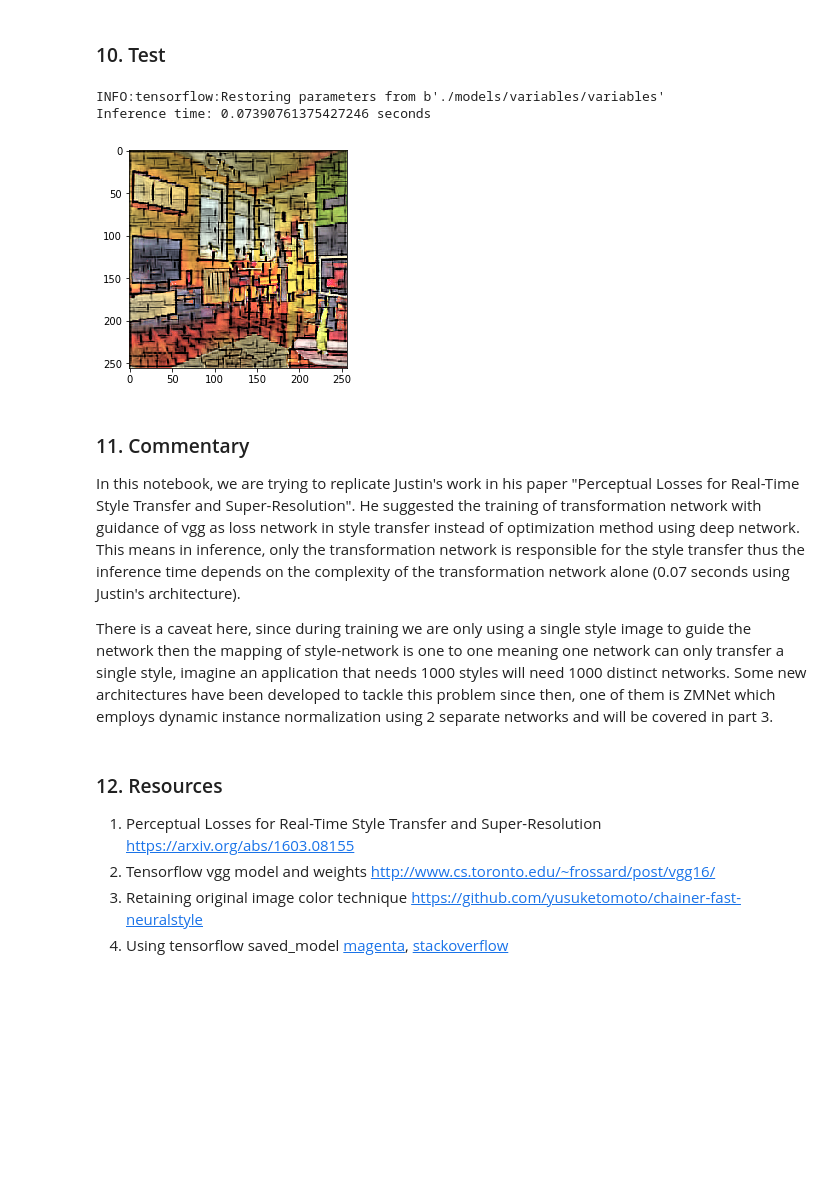
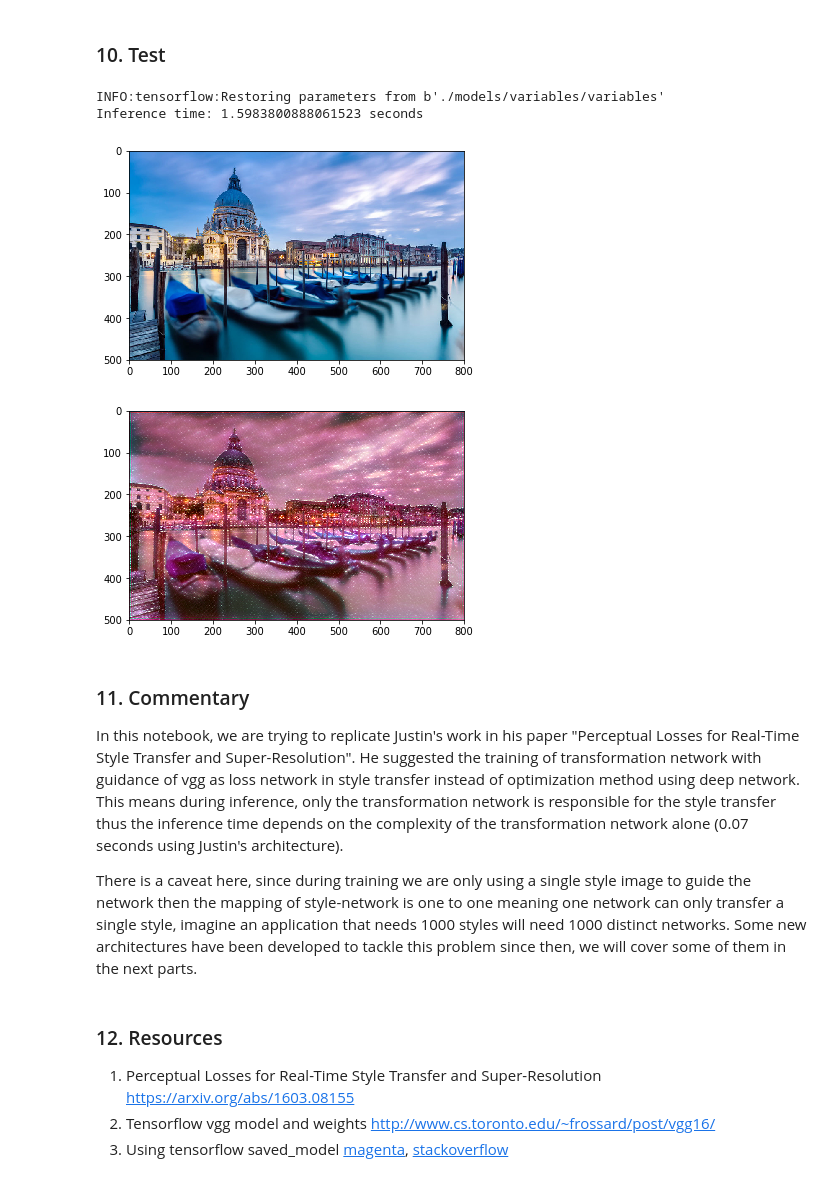
Before and after one commit to dikatok/styletransfer, a Jupyter notebook: 2-perceptual/perceptual.ipynb, the cells around one changed output. Saved outputs shown, nothing was run; the diff lists cells and outputs as text; code cells hidden in the pictures; blank space fills up the shorter version.

Commit message:
2-perceptual change style and support for arbitrary content size

```diff
--- a/2-perceptual/perceptual.ipynb
+++ b/2-perceptual/perceptual.ipynb
@@ -17,10 +14,9 @@ from matplotlib.colors import rgb_to_hsv, hsv_to_rgb
 # %% [markdown]
 ### 2. Configuration
 # %%
-STYLE_IMG = "./images/style.png"
-CONTENT_IMG = "./images/content.jpg"
+STYLE_IMG = "../test_images/styles/stars2.jpg"
+CONTENT_IMG = "../test_images/contents/venice-boat.jpg"
 CONTENT_DIR = "../contents/"
-RESULT_IMG = "./images/result.jpg"
 VGG_WEIGHT = "../vgg16_weights.npz"
 LOG_DIR = "./logs"
 MODEL_DIR = "./models"
@@ -163,7 +163,8 @@ def residual_block(x, name, filters, kernel_size):
     return x + residual
 
 def upsample(x, name, filters, kernel_size, strides):
-    _, w, h, _ = x.shape.as_list()
+    shape = tf.shape(x)
+    w, h = shape[1], shape[2]
     x = tf.image.resize_images(x, size=[w * strides, h * strides])
     x = conv(x, name, filters, kernel_size, strides=1)
     return x
@@ -318,7 +318,7 @@ exporter = tf.saved_model.builder.SavedModelBuilder(MODEL_DIR)
 latest_ckpt = tf.train.latest_checkpoint(CKPT_DIR)
 
 with eval_graph.as_default() as g, tf.Session(config=config, graph=eval_graph) as sess:
-    inputs = tf.placeholder(name="inputs", dtype=tf.float32, shape=[None,CONTENT_SIZE,CONTENT_SIZE,3])
+    inputs = tf.placeholder(name="inputs", dtype=tf.float32, shape=[None,None,None,3])
     outputs = tf.identity(tnet(inputs), name="outputs")
 
     saver = tf.train.Saver()
@@ -341,53 +341,43 @@ INFO:tensorflow:SavedModel written to: b'./models/saved_model.pb'
 # %% [markdown]
 ### 10. Test
 # %%
-content_image = tf.keras.preprocessing.image.img_to_array(img=tf.keras.preprocessing.image.load_img(CONTENT_IMG, target_size=(CONTENT_SIZE,CONTENT_SIZE)))
+content_image = tf.keras.preprocessing.image.img_to_array(img=tf.keras.preprocessing.image.load_img(CONTENT_IMG))
 
 tf.reset_default_graph()
 eval_graph = tf.Graph()
 
 config = tf.ConfigProto()
 config.gpu_options.allow_growth = True
 
 with eval_graph.as_default() as g, tf.Session(config=config, graph=eval_graph) as sess:
     tf.saved_model.loader.load(sess, [tf.saved_model.tag_constants.SERVING], MODEL_DIR)
     inputs = g.get_tensor_by_name("inputs:0")
     outputs = g.get_tensor_by_name("outputs:0")
     c = sess.run(tf.expand_dims(content_image, axis=0))
     start = time.time()
     result = sess.run(tf.squeeze(outputs), feed_dict={inputs: c})
     end = time.time()
     print("Inference time: {time} seconds".format(time=end-start))
 
-# retain original image color
-def use_original_color(original, result):
-    result_hsv = rgb_to_hsv(result)
-    orig_hsv = rgb_to_hsv(original)
-    oh, os, ov = np.split(orig_hsv, axis=-1, indices_or_sections=3)
-    rh, rs, rv = np.split(result_hsv, axis=-1, indices_or_sections=3)
-    return hsv_to_rgb(np.concatenate([oh, os, rv], axis=-1))
-
-final_result = use_original_color(content_image.reshape((CONTENT_SIZE, CONTENT_SIZE, 3)), result)
-
-plt.imshow(final_result / 255.)
+plt.imshow(content_image / 255.)
 plt.show()
 
-result_image = tf.keras.preprocessing.image.array_to_img(final_result)
-result_image.save(RESULT_IMG)
+plt.imshow(result / 255.)
+plt.show()
 # %% [output]
 INFO:tensorflow:Restoring parameters from b'./models/variables/variables'
-Inference time: 0.07390761375427246 seconds
+Inference time: 1.5983800888061523 seconds
-[figure, old version]
+[figure, new version]
+[figure, added]
 # %% [markdown]
 ### 11. Commentary
 
-In this notebook, we are trying to replicate Justin's work in his paper "Perceptual Losses for Real-Time Style Transfer and Super-Resolution". He suggested the training of transformation network with guidance of vgg as loss network in style transfer instead of optimization method using deep network. This means in inference, only the transformation network is responsible for the style transfer thus the inference time depends on the complexity of the transformation network alone (0.07 seconds using Justin's architecture).
+In this notebook, we are trying to replicate Justin's work in his paper "Perceptual Losses for Real-Time Style Transfer and Super-Resolution". He suggested the training of transformation network with guidance of vgg as loss network in style transfer instead of optimization method using deep network. This means during inference, only the transformation network is responsible for the style transfer thus the inference time depends on the complexity of the transformation network alone (0.07 seconds using Justin's architecture).
 
-There is a caveat here, since during training we are only using a single style image to guide the network then the mapping of style-network is one to one meaning one network can only transfer a single style, imagine an application that needs 1000 styles will need 1000 distinct networks. Some new architectures have been developed to tackle this problem since then, one of them is ZMNet which employs dynamic instance normalization using 2 separate networks and will be covered in part 3.
+There is a caveat here, since during training we are only using a single style image to guide the network then the mapping of style-network is one to one meaning one network can only transfer a single style, imagine an application that needs 1000 styles will need 1000 distinct networks. Some new architectures have been developed to tackle this problem since then, we will cover some of them in the next parts.
 # %% [markdown]
 ### 12. Resources
 
 1. Perceptual Losses for Real-Time Style Transfer and Super-Resolution [https://arxiv.org/abs/1603.08155](https://arxiv.org/abs/1603.08155)
 2. Tensorflow vgg model and weights [http://www.cs.toronto.edu/~frossard/post/vgg16/](http://www.cs.toronto.edu/~frossard/post/vgg16/)
-3. Retaining original image color technique [https://github.com/yusuketomoto/chainer-fast-neuralstyle](https://github.com/yusuketomoto/chainer-fast-neuralstyle)
-4. Using tensorflow saved_model [magenta](https://github.com/tensorflow/magenta/pull/796/commits/c3cb5ea8c40976be7bdc672e03639ab370a2399f), [stackoverflow](https://stackoverflow.com/questions/45705070/how-to-load-and-use-a-saved-model-on-tensorflow)
+3. Using tensorflow saved_model [magenta](https://github.com/tensorflow/magenta/pull/796/commits/c3cb5ea8c40976be7bdc672e03639ab370a2399f), [stackoverflow](https://stackoverflow.com/questions/45705070/how-to-load-and-use-a-saved-model-on-tensorflow)
```
Also changed, not shown: parts of 6 cells of this notebook, 2 other files.
